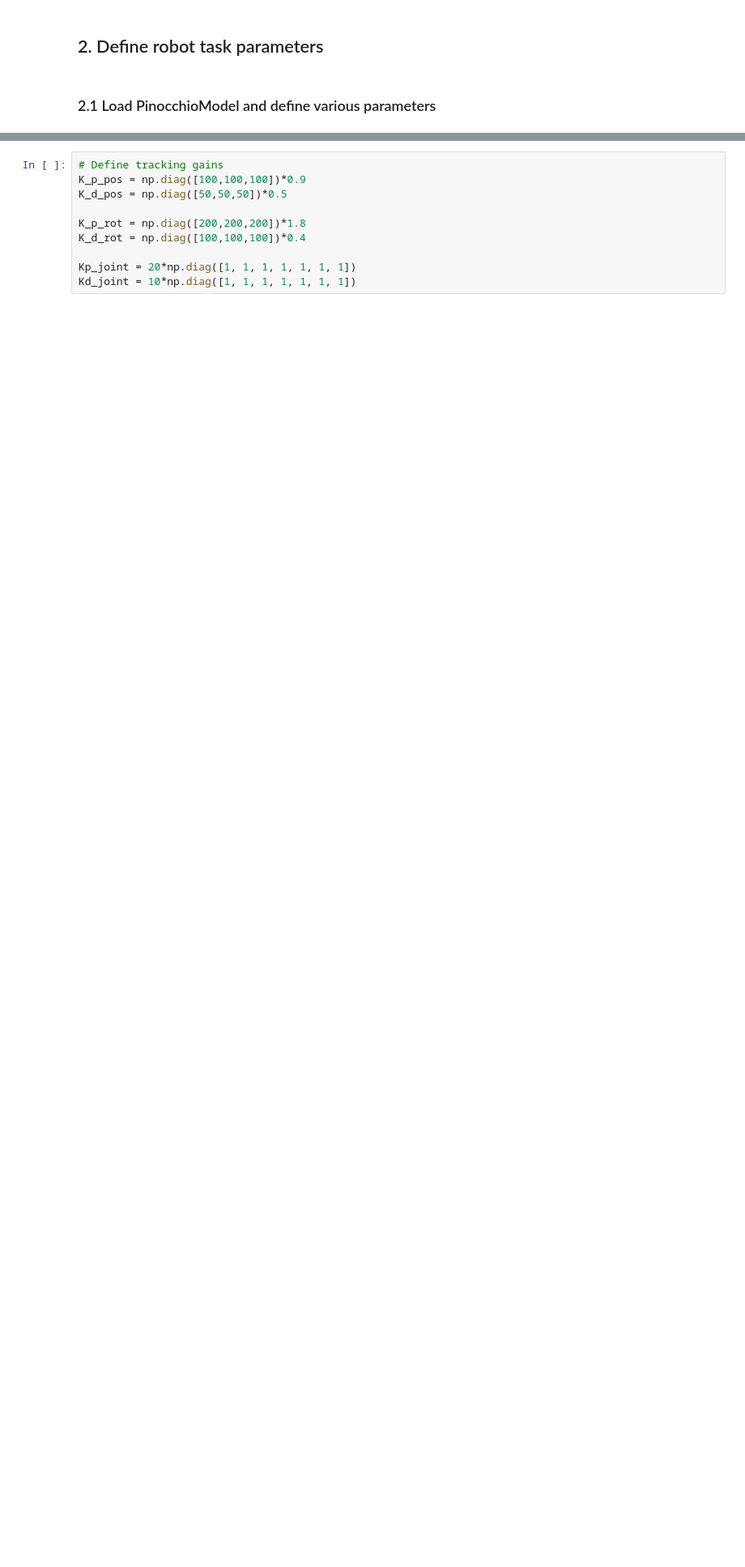
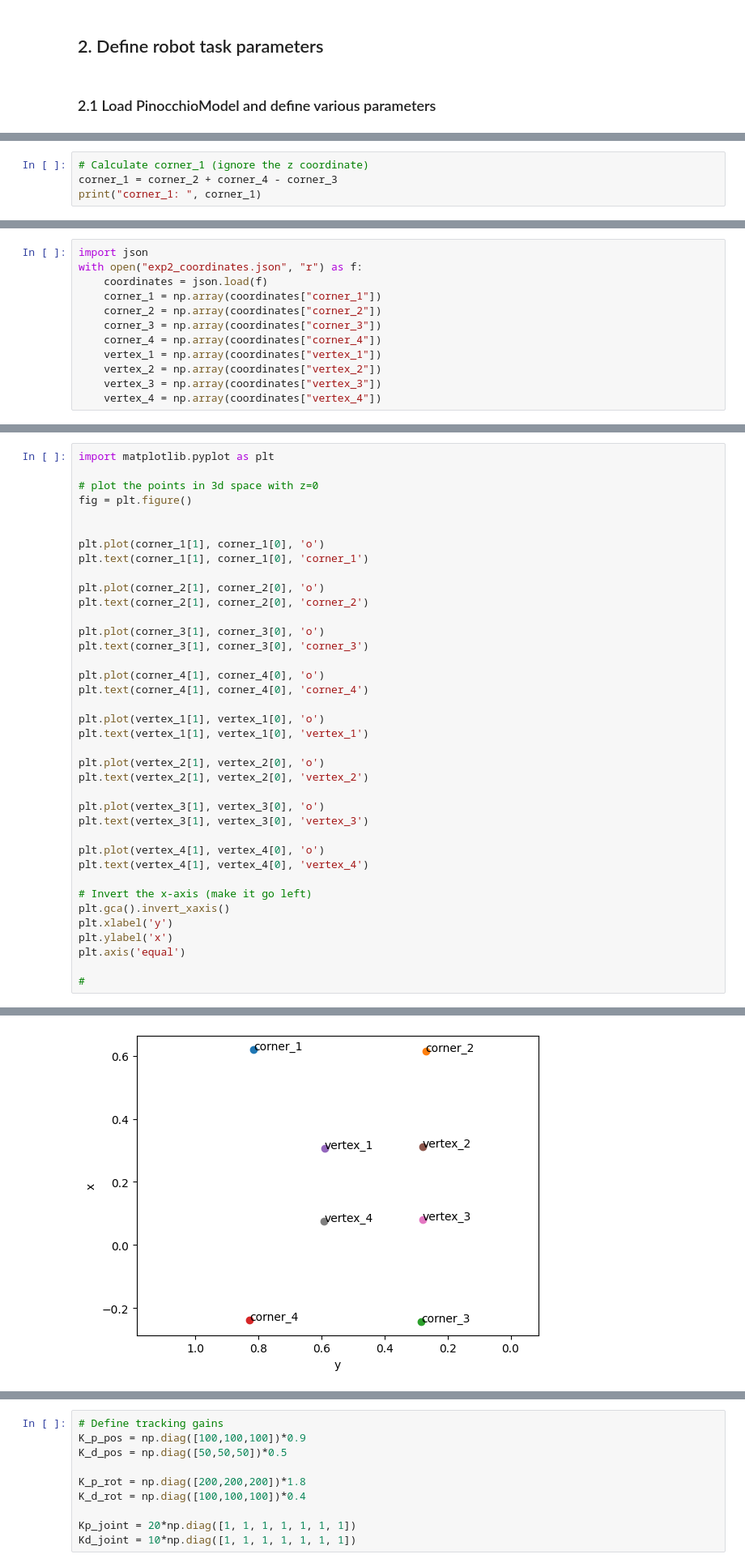
Before and after one commit to shiqingw/HOCBF-FR3-Experiments, a Jupyter notebook: exp2_whiteboard_cleaning.ipynb, the cells around one changed output, grey strips where cells are left out. Shown: that part at 81% size. Cells and saved outputs as stored; diff of their text form; blank space fills up the shorter version.

```diff
--- a/exp2_whiteboard_cleaning.ipynb
+++ b/exp2_whiteboard_cleaning.ipynb
@@ -71,0 +158,4 @@ ball_gravity = np.array([0, 0, -9.81, 0, 0, 0])*0.042
+# %%
+# Calculate corner_1 (ignore the z coordinate)
+corner_1 = corner_2 + corner_4 - corner_3
+print("corner_1: ", corner_1)
@@ -71,0 +280,12 @@ ball_gravity = np.array([0, 0, -9.81, 0, 0, 0])*0.042
+# %%
+import json
+with open("exp2_coordinates.json", "r") as f:
+    coordinates = json.load(f)
+    corner_1 = np.array(coordinates["corner_1"])
+    corner_2 = np.array(coordinates["corner_2"])
+    corner_3 = np.array(coordinates["corner_3"])
+    corner_4 = np.array(coordinates["corner_4"])
+    vertex_1 = np.array(coordinates["vertex_1"])
+    vertex_2 = np.array(coordinates["vertex_2"])
+    vertex_3 = np.array(coordinates["vertex_3"])
+    vertex_4 = np.array(coordinates["vertex_4"])
@@ -71,0 +294,39 @@ ball_gravity = np.array([0, 0, -9.81, 0, 0, 0])*0.042
+# %%
+import matplotlib.pyplot as plt
+
+# plot the points in 3d space with z=0
+fig = plt.figure()
+
+
+plt.plot(corner_1[1], corner_1[0], 'o')
+plt.text(corner_1[1], corner_1[0], 'corner_1')
+
+plt.plot(corner_2[1], corner_2[0], 'o')
+plt.text(corner_2[1], corner_2[0], 'corner_2')
+
+plt.plot(corner_3[1], corner_3[0], 'o')
+plt.text(corner_3[1], corner_3[0], 'corner_3')
+
+plt.plot(corner_4[1], corner_4[0], 'o')
+plt.text(corner_4[1], corner_4[0], 'corner_4')
+
+plt.plot(vertex_1[1], vertex_1[0], 'o')
+plt.text(vertex_1[1], vertex_1[0], 'vertex_1')
+
+plt.plot(vertex_2[1], vertex_2[0], 'o')
+plt.text(vertex_2[1], vertex_2[0], 'vertex_2')
+
+plt.plot(vertex_3[1], vertex_3[0], 'o')
+plt.text(vertex_3[1], vertex_3[0], 'vertex_3')
+
+plt.plot(vertex_4[1], vertex_4[0], 'o')
+plt.text(vertex_4[1], vertex_4[0], 'vertex_4')
+
+# Invert the x-axis (make it go left)
+plt.gca().invert_xaxis()
+plt.xlabel('y')
+plt.ylabel('x')
+plt.axis('equal')
+
+#
+# %% [output]
@@ -71,0 +337 @@ ball_gravity = np.array([0, 0, -9.81, 0, 0, 0])*0.042
+[figure, added]
```
Also changed, not shown: parts of 28 cells of this notebook, 2 other files.
